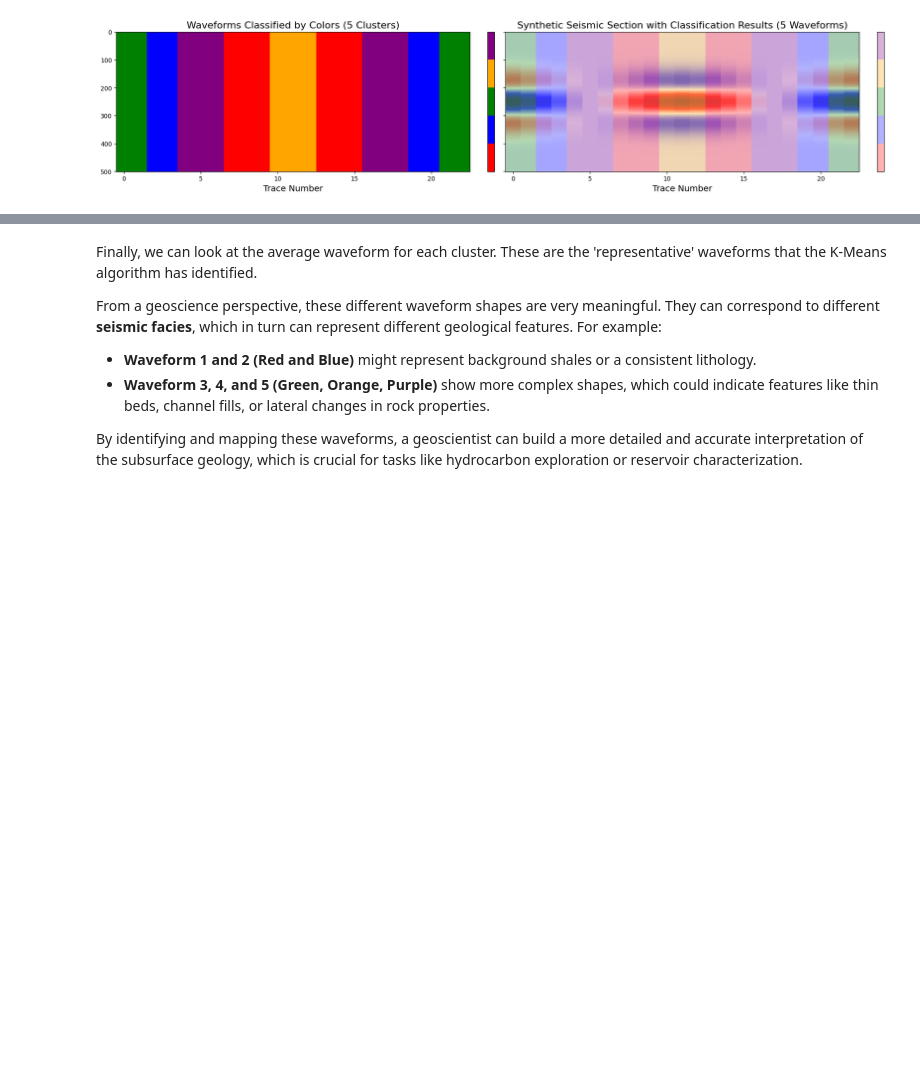
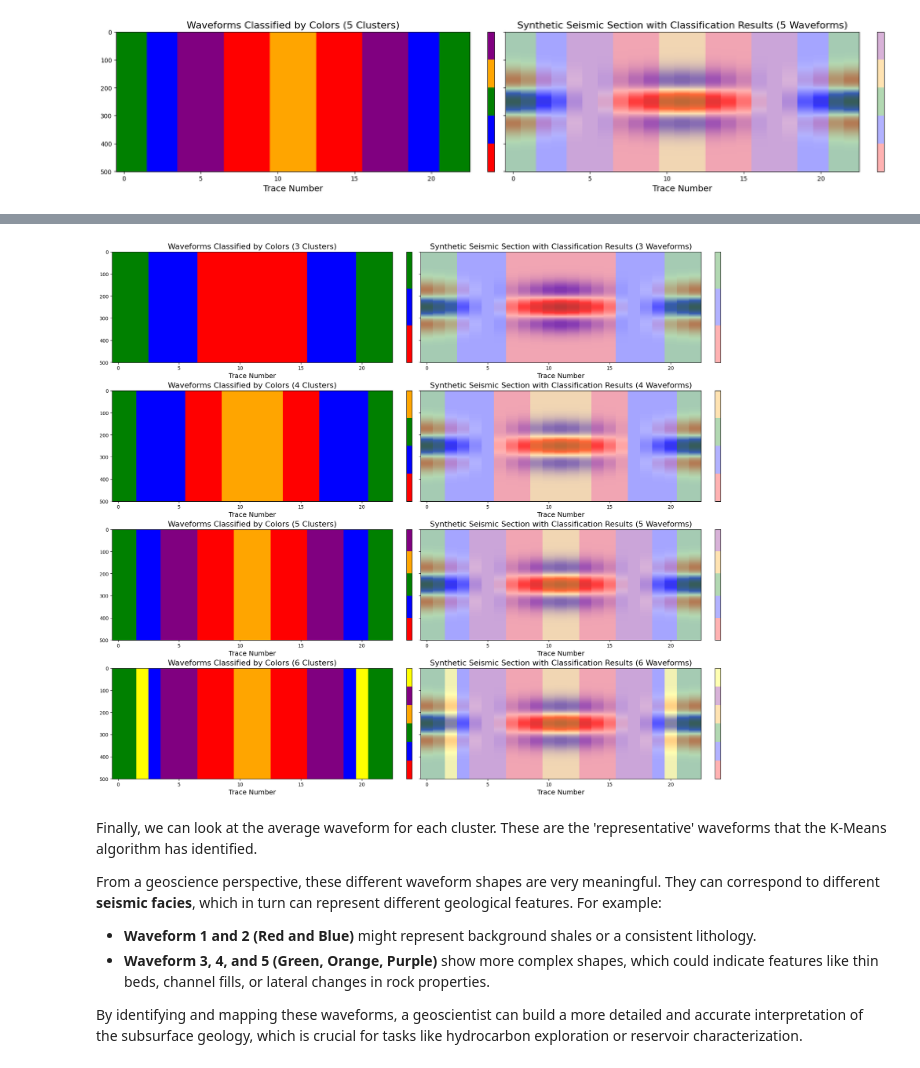
Before and after one commit to roderickperez/seismicWaveformClassification, a Jupyter notebook: 2D_seismicWaveformClassification.ipynb, the cells around one changed output, grey strips where cells are left out. Drawn from its saved outputs; the diff is of its cells as text; code cells hidden in the pictures; blank space fills up the shorter version.

```diff
--- a/2D_seismicWaveformClassification.ipynb
+++ b/2D_seismicWaveformClassification.ipynb
@@ -214,3 +218,38 @@ plt.show()
+# %%
+
+k_values = [3, 4, 5, 6]
+fig, axs = plt.subplots(4, 2, figsize=(18, 16), constrained_layout=True, sharey=True)
+
+for i, k in enumerate(k_values):
+    # Perform KMeans clustering for each k
+    kmeans = KMeans(n_clusters=k, random_state=42)
+    cluster_labels = kmeans.fit_predict(synth_seismic.T)
+
+    # Create a classified synthetic seismic section for each k
+    colored_synth_seismic = np.zeros_like(synth_seismic)
+    for col in range(synth_seismic.shape[1]):
+        colored_synth_seismic[:, col] = cluster_labels[col]
+
+    # Create a custom colormap for each k
+    colors = ['red', 'blue', 'green', 'orange', 'purple', 'yellow', 'cyan', 'magenta', 'brown', 'gray']
+    custom_cmap = ListedColormap(colors[:k])
+
+    # Left column: classified waveforms
+    im1 = axs[i, 0].imshow(colored_synth_seismic, cmap=custom_cmap, aspect='auto', interpolation='none')
+    axs[i, 0].set_title(f'Waveforms Classified by Colors ({k} Clusters)', fontsize=16)
+    axs[i, 0].set_xlabel('Trace Number', fontsize=14)
+    fig.colorbar(im1, ax=axs[i, 0], orientation='vertical').set_ticks([])
+
+    # Right column: overlay
+    axs[i, 1].imshow(synth_seismic, cmap='seismic', aspect='auto', interpolation='none', alpha=0.7)
+    im2 = axs[i, 1].imshow(colored_synth_seismic, cmap=custom_cmap, aspect='auto', interpolation='none', alpha=0.3)
+    axs[i, 1].set_title(f'Synthetic Seismic Section with Classification Results ({k} Waveforms)', fontsize=16)
+    axs[i, 1].set_xlabel('Trace Number', fontsize=14)
+    fig.colorbar(im2, ax=axs[i, 1], orientation='vertical').set_ticks([])
+
+plt.show()
+# %% [output]
+[figure, added]
 # %% [markdown]
 Finally, we can look at the average waveform for each cluster. These are the 'representative' waveforms that the K-Means algorithm has identified.
 
```
Also changed, not shown: parts of 1 cell of this notebook, 1 other file.
